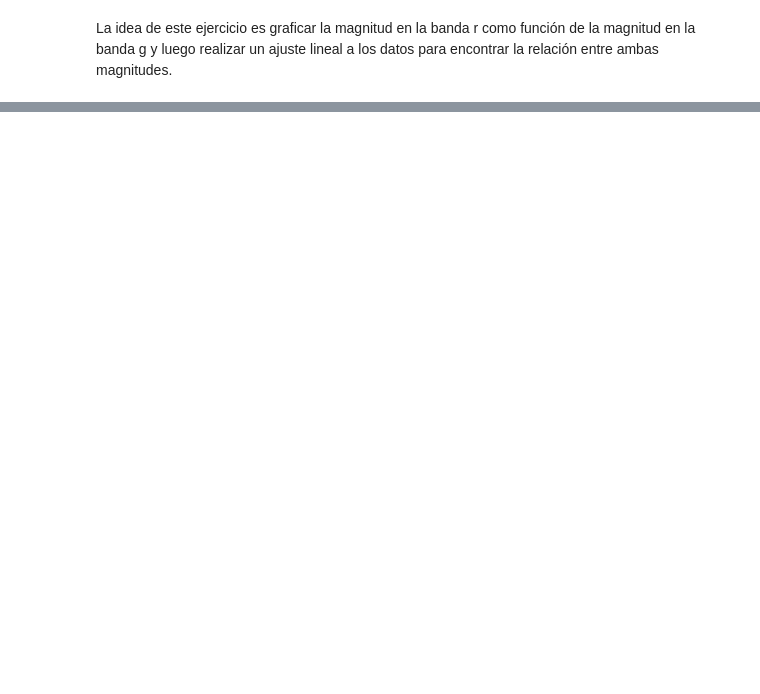
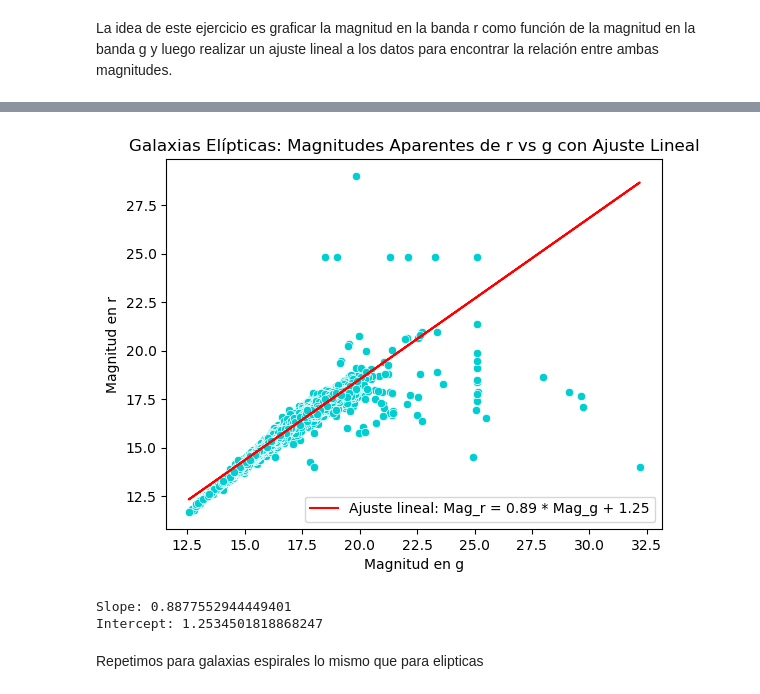
Before and after one commit to Cami-hormaeche/Astrometria2024, a Jupyter notebook: Practico3_problema4.ipynb, the cells around one changed output, grey strips where cells are left out. Cells and saved outputs as stored; diff of their text form; code cells hidden in the pictures; blank space fills up the shorter version.

```diff
--- a/Practico3_problema4.ipynb
+++ b/Practico3_problema4.ipynb
@@ -77,0 +27,5 @@ Ecuación de ajuste (Espirales): r = 0.89 * g + 1.25
+# %%
+#Ahora, observando la tendencia de los datos queremos realizar un ajuste lineal, dado que los datos tienen esta tendencia
+slope, intercept = np.polyfit(datos_elipticas['petroMag_g'], datos_elipticas['petroMag_r'], 1)
+regression_line = slope * (datos_elipticas['petroMag_g']) + intercept
+print(regression_line)
@@ -77,0 +45,21 @@ Ecuación de ajuste (Espirales): r = 0.89 * g + 1.25
+# %%
+#Ploteamos para galaxias elipticas los datos de magnitud g vs r y realizamos el ajuste lineal
+#copiamos lo del primer grafico
+sns.scatterplot(data=datos_elipticas,x='petroMag_g', y='petroMag_r',color='darkturquoise')
+
+#Ahora ploteamos el ajuste lineal
+plt.plot(datos_elipticas['petroMag_g'], regression_line, color='red', label=f'Ajuste lineal: Mag_r = {slope:.2f} * Mag_g + {intercept:.2f}')
+plt.title('Galaxias Elípticas: Magnitudes Aparentes de r vs g con Ajuste Lineal')
+plt.xlabel('Magnitud en g')
+plt.ylabel('Magnitud en r')
+plt.legend()
+plt.savefig('Galaxias Elipticas: Magnitudes Aparentes de r vs g con Ajuste Lineal', dpi=300, bbox_inches='tight')
+plt.show()
+print(f"Slope: {slope}")
+print(f"Intercept: {intercept}")
+# %% [output]
+[figure, added]
+Slope: 0.8877552944449401
+Intercept: 1.2534501818868247
+# %% [markdown]
+Repetimos para galaxias espirales lo mismo que para elipticas
```
Also changed, not shown: parts of 7 cells of this notebook, 10 other files.
